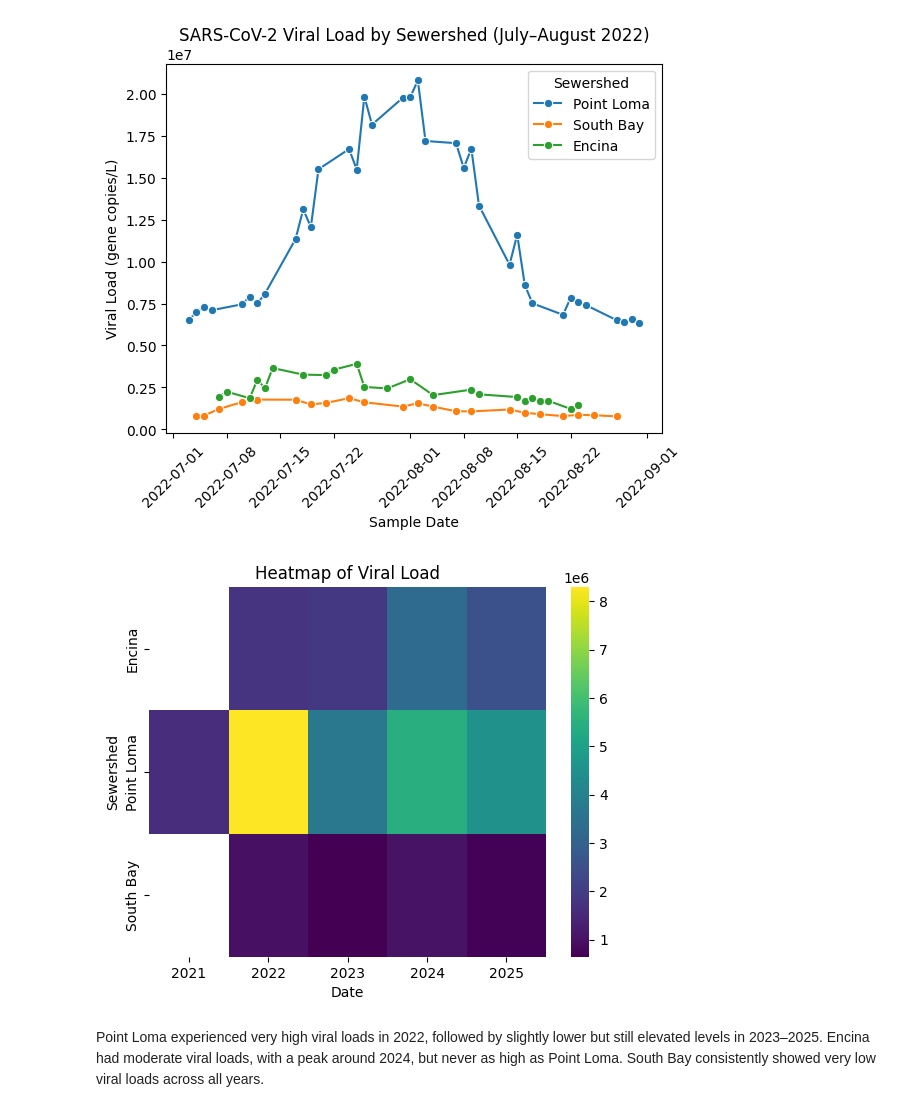
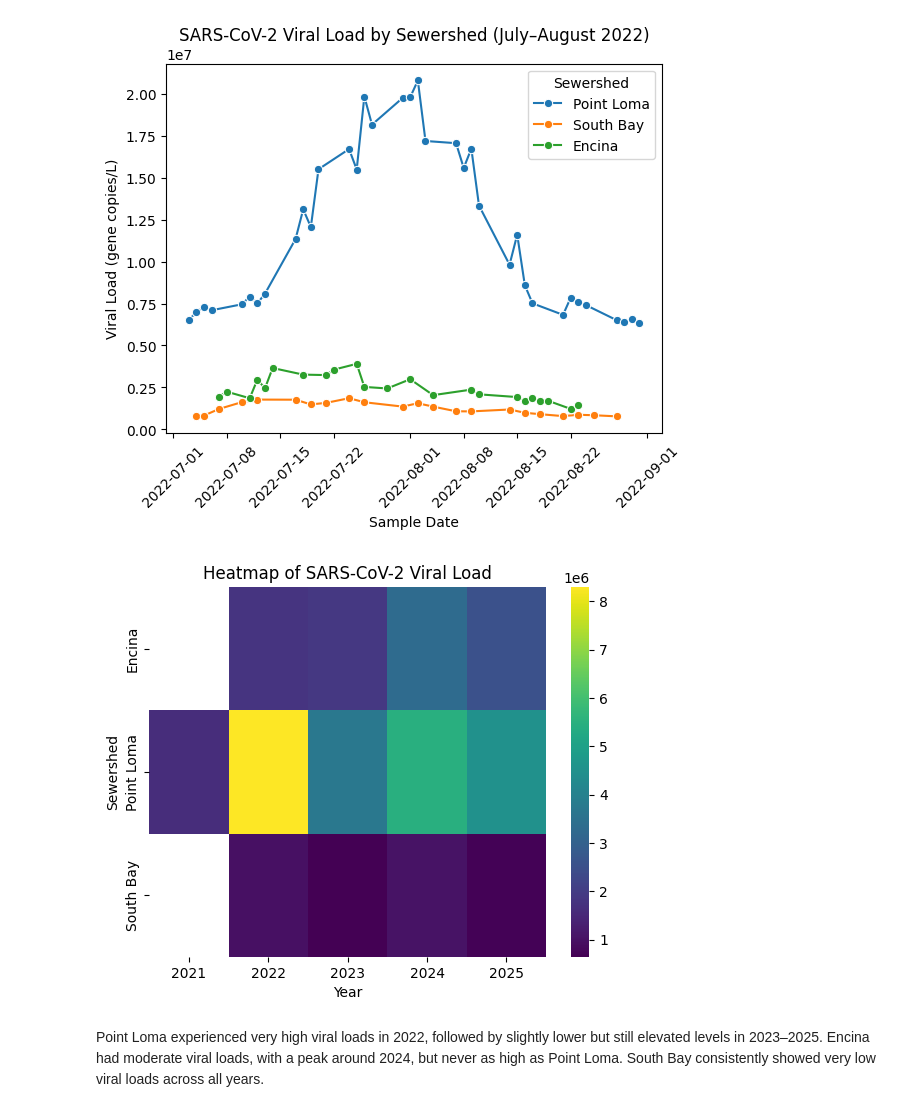
Before and after one commit to elizabethmurphy24/SRTI, a Jupyter notebook: plots.ipynb, the cells around one changed output. Saved outputs shown, nothing was run; the diff lists cells and outputs as text; code cells hidden in the pictures.

```diff
--- a/plots.ipynb
+++ b/plots.ipynb
@@ -93,13 +91,14 @@ plt.show()
 # %% [output]
 [figure]
 # %%
+# Heatmap
 pivot = data.pivot_table(index='Year', columns='Sewershed', values='Mean viral gene copies/L')
 sns.heatmap(pivot.T, cmap='viridis')
-plt.title('Heatmap of Viral Load')
-plt.xlabel('Date')
+plt.title('Heatmap of SARS-CoV-2 Viral Load')
+plt.xlabel('Year')
 plt.ylabel('Sewershed')
 plt.show()
 # %% [output]
-[figure, old version]
+[figure, new version]
 # %% [markdown]
 Point Loma experienced very high viral loads in 2022, followed by slightly lower but still elevated levels in 2023–2025. Encina had moderate viral loads, with a peak around 2024, but never as high as Point Loma. South Bay consistently showed very low viral loads across all years.
```
Also changed, not shown: parts of 3 cells of this notebook.
